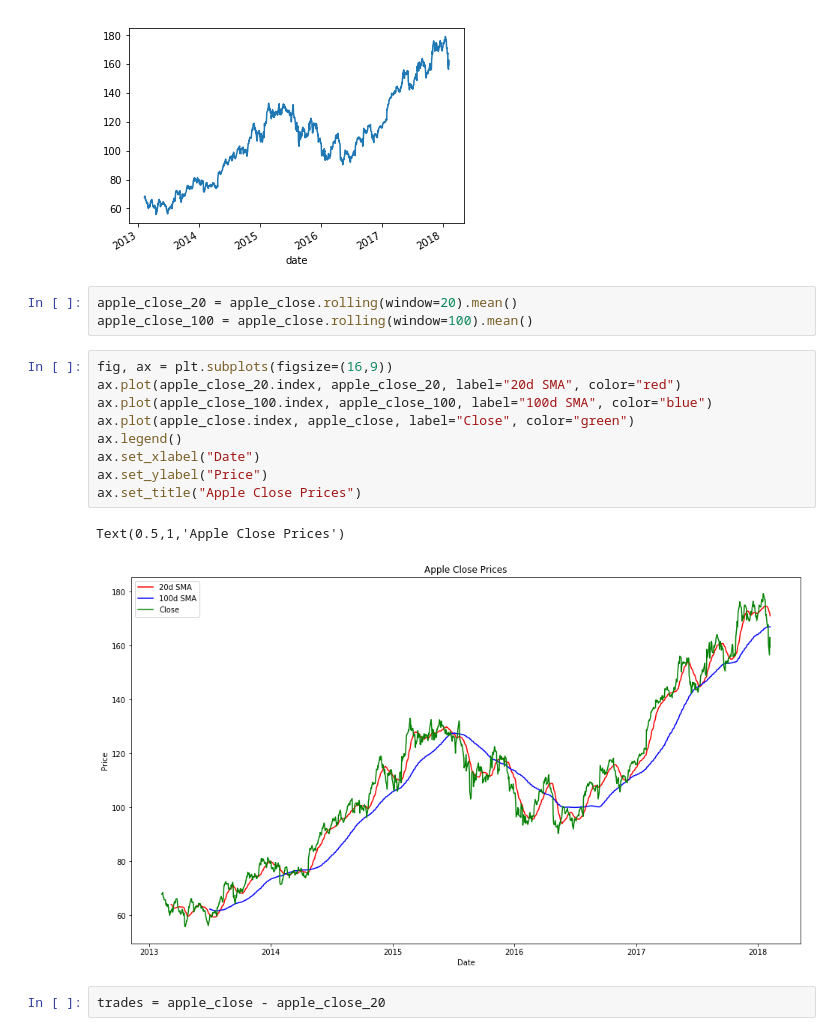
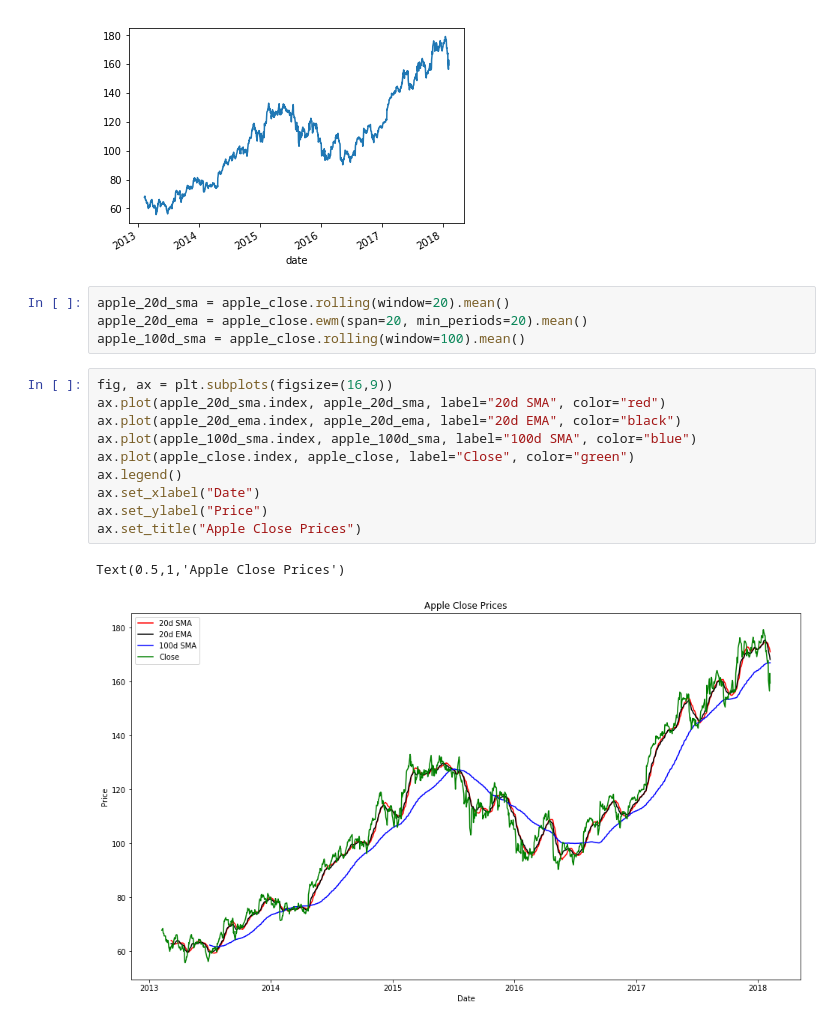
Before and after one commit to Aaivazi000/fintech-master, a Jupyter notebook: Marin Workspace/SMA.ipynb, the cells around one changed output. Saved outputs shown, nothing was run; the diff lists cells and outputs as text.

```diff
--- a/Marin Workspace/SMA.ipynb
+++ b/Marin Workspace/SMA.ipynb
@@ -81,19 +81,19 @@ apple_close.plot()
 <matplotlib.axes._subplots.AxesSubplot at 0x...>
 [figure]
 # %%
-apple_close_20 = apple_close.rolling(window=20).mean()
-apple_close_100 = apple_close.rolling(window=100).mean()
+apple_20d_sma = apple_close.rolling(window=20).mean()
+apple_20d_ema = apple_close.ewm(span=20, min_periods=20).mean()
+apple_100d_sma = apple_close.rolling(window=100).mean()
 # %%
 fig, ax = plt.subplots(figsize=(16,9))
-ax.plot(apple_close_20.index, apple_close_20, label="20d SMA", color="red")
-ax.plot(apple_close_100.index, apple_close_100, label="100d SMA", color="blue")
+ax.plot(apple_20d_sma.index, apple_20d_sma, label="20d SMA", color="red")
+ax.plot(apple_20d_ema.index, apple_20d_ema, label="20d EMA", color="black")
+ax.plot(apple_100d_sma.index, apple_100d_sma, label="100d SMA", color="blue")
 ax.plot(apple_close.index, apple_close, label="Close", color="green")
 ax.legend()
 ax.set_xlabel("Date")
 ax.set_ylabel("Price")
 ax.set_title("Apple Close Prices")
 # %% [output]
 Text(0.5,1,'Apple Close Prices')
-[figure, old version]
+[figure, new version]
-# %%
-trades = apple_close - apple_close_20
```
Also changed, not shown: parts of 5 cells of this notebook.
